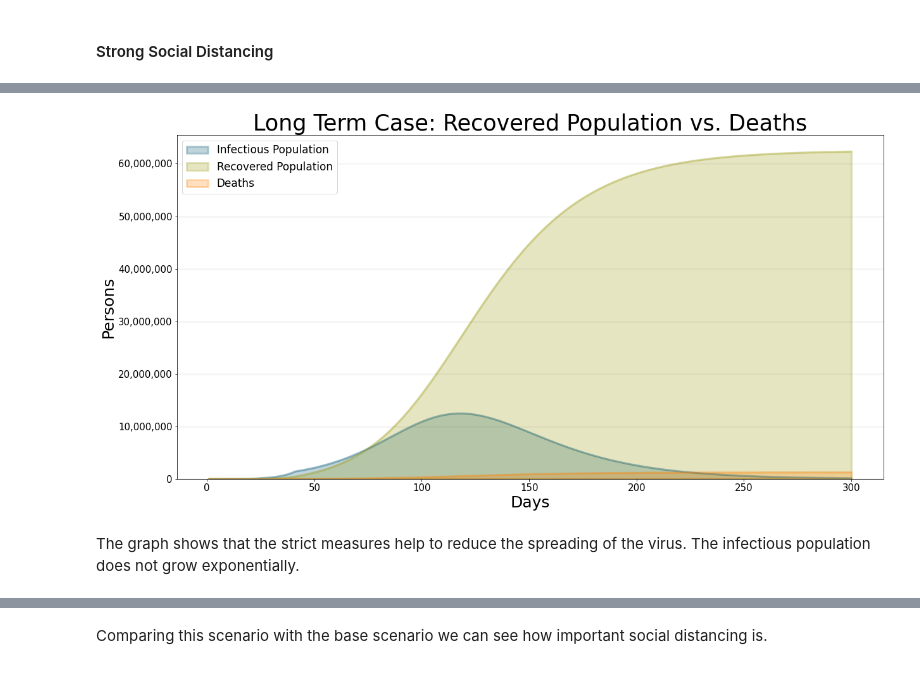
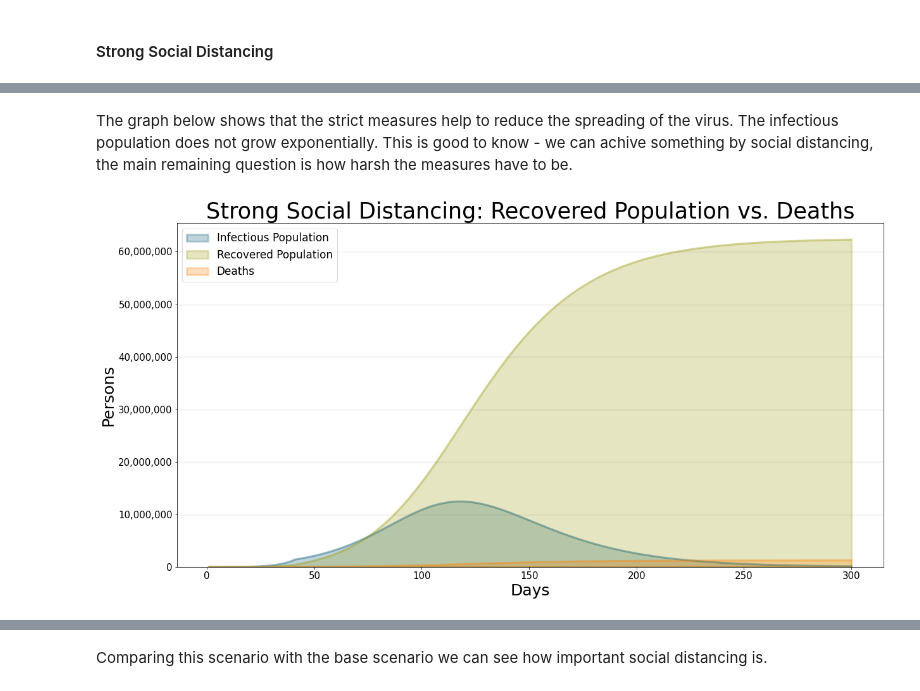
Before and after one commit to transentis/sim-covid-19, a Jupyter notebook: sim-covid-19.ipynb, the cells around one changed output, grey strips where cells are left out. Cells and saved outputs as stored; diff of their text form; code cells hidden in the pictures.

```diff
--- a/sim-covid-19.ipynb
+++ b/sim-covid-19.ipynb
@@ -307,19 +463,19 @@ ax.legend(["Contact Rate"])
+# %% [markdown]
+The graph below shows that the strict measures help to reduce the spreading of the virus. The infectious population does not grow exponentially. This is good to know - we can achive something by social distancing, the main remaining question is how harsh the measures have to be.
 # %%
 bptk.plot_scenarios(
     scenario_managers=["smSir"],
-    scenarios=["contactSmallGroups"],
-    title="Long Term Case: Recovered Population vs. Deaths",
+    scenarios=["strongSocialDistancing"],
+    title="Strong Social Distancing: Recovered Population vs. Deaths",
     x_label="Days",
     y_label="Persons",
-    equations=["I","R","D"],
+    equations=["infectious","recovered","deceased"],
     series_names={
-        "smSir_contactSmallGroups_I" : "Infectious Population",
-        "smSir_contactSmallGroups_R" : "Recovered Population",
-        "smSir_contactSmallGroups_D": "Deaths"
+        "smSir_strongSocialDistancing_infectious" : "Infectious Population",
+        "smSir_strongSocialDistancing_recovered" : "Recovered Population",
+        "smSir_strongSocialDistancing_deceased": "Deaths"
     },
     visualize_to_period=300
 )
 # %% [output]
-[figure, old version]
+[figure, new version]
-# %% [markdown]
-The graph shows that the strict measures help to reduce the spreading of the virus. The infectious population does not grow exponentially.
```
Also changed, not shown: parts of 114 cells of this notebook, 9 other files.
